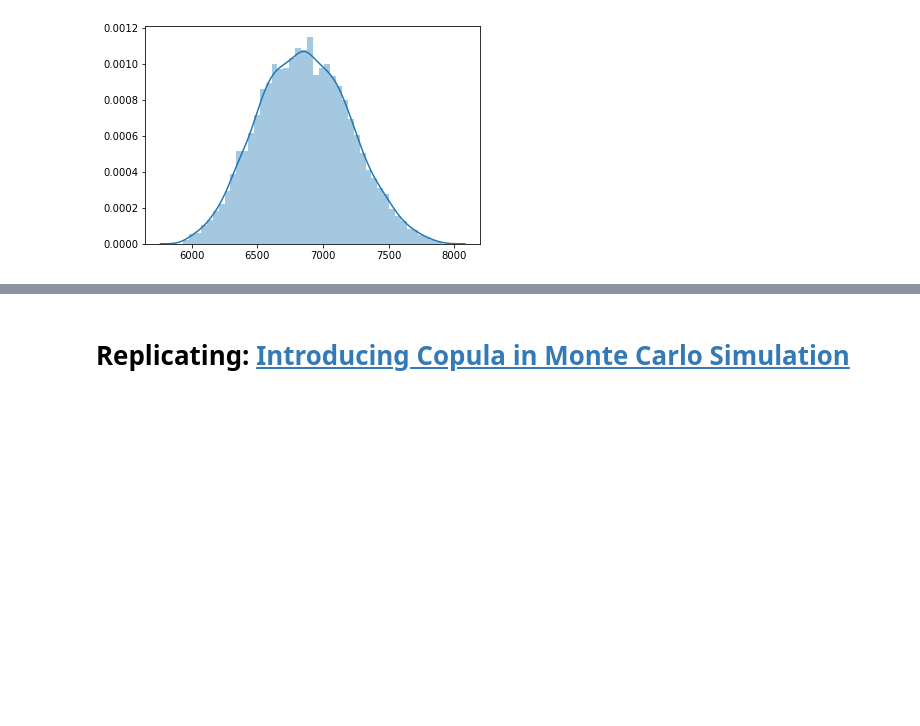
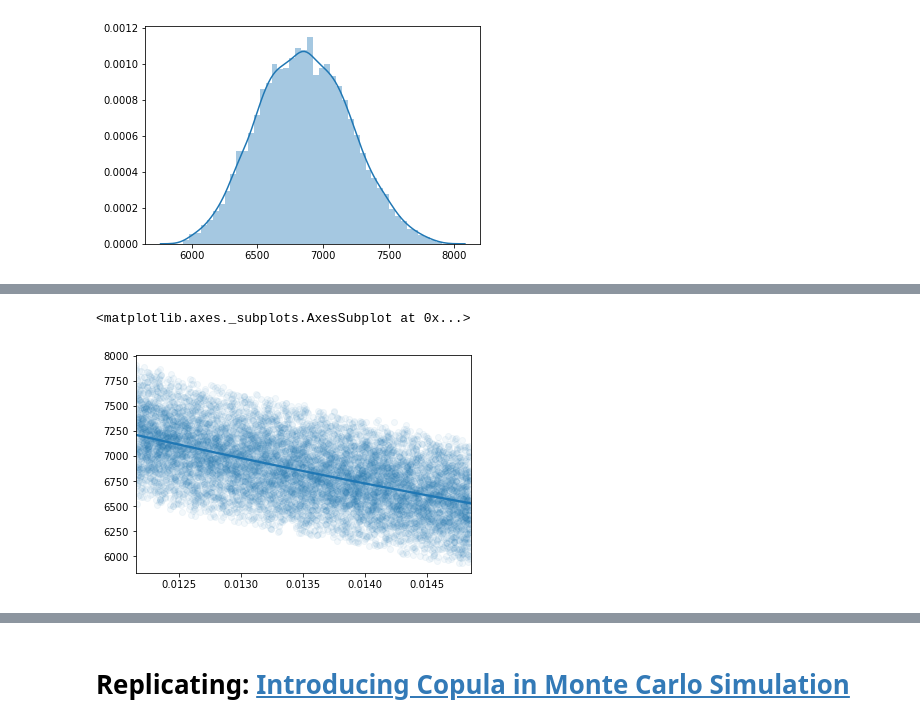
Before and after one commit to OpenSourceEconomics/econsa, a Jupyter notebook: copula-sampling.ipynb, the cells around one changed output, grey strips where cells are left out. Drawn from its saved outputs; the diff is of its cells as text; code cells hidden in the pictures; blank space fills up the shorter version.

```diff
--- a/copula-sampling.ipynb
+++ b/copula-sampling.ipynb
@@ -183,0 +231,7 @@ sns.distplot(y)
+# %%
+plt.clf()
+sns.regplot(x=x[1], y=y, order=2,
+            scatter_kws={"alpha":0.05})
+# %% [output]
+<matplotlib.axes._subplots.AxesSubplot at 0x...>
+[figure, added]
```
Also changed, not shown: parts of 16 cells of this notebook, 1 other file.
